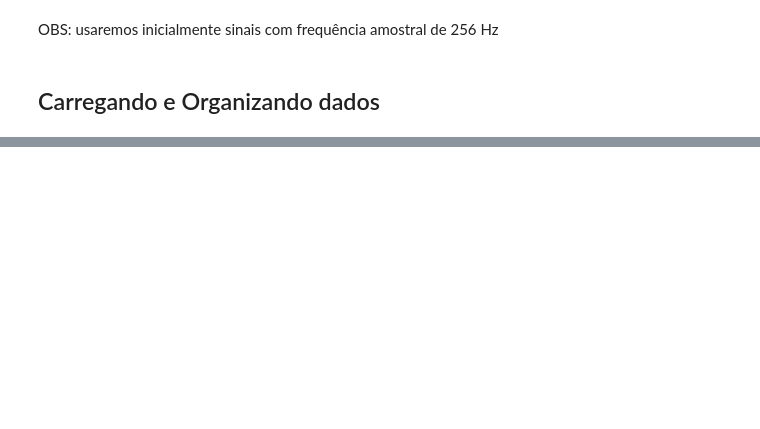
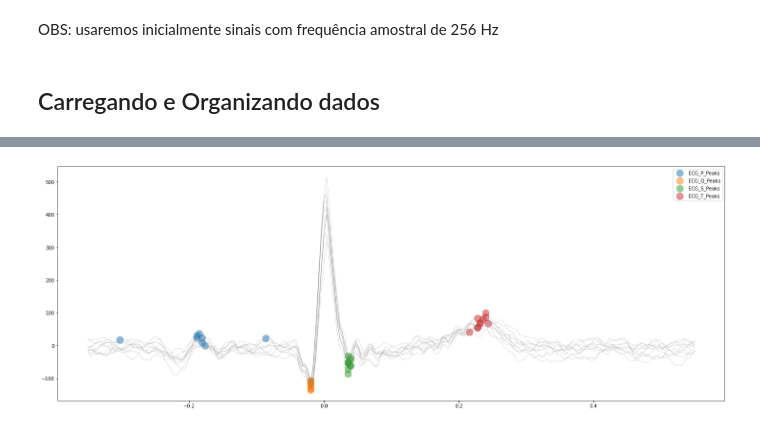
Before and after one commit to davicn/doutorado_ppgee_v2, a Jupyter notebook: src/notebooks/4-explore_ecg.ipynb, the cells around one changed output, grey strips where cells are left out. Cells and saved outputs as stored; diff of their text form; code cells hidden in the pictures; blank space fills up the shorter version.

```diff
--- a/src/notebooks/4-explore_ecg.ipynb
+++ b/src/notebooks/4-explore_ecg.ipynb
@@ -61,0 +181,8 @@ array(['train/01_tcp_ar/044/00004456/s015_2014_06_19/00004456_s015_t002.tse',
+# %%
+ecg_ = nk.ecg_clean(ecg, sampling_rate=256, method="engzeemod2012")
+
+rr_ = nk.ecg_findpeaks(cleaned, method="martinez2003")["ECG_R_Peaks"]
+
+_, waves_peak = nk.ecg_delineate(ecg_, rr_, sampling_rate=256, show=True, show_type='peaks')
+# %% [output]
+[figure, added]
```
Also changed, not shown: parts of 28 cells of this notebook, 4 other files.
